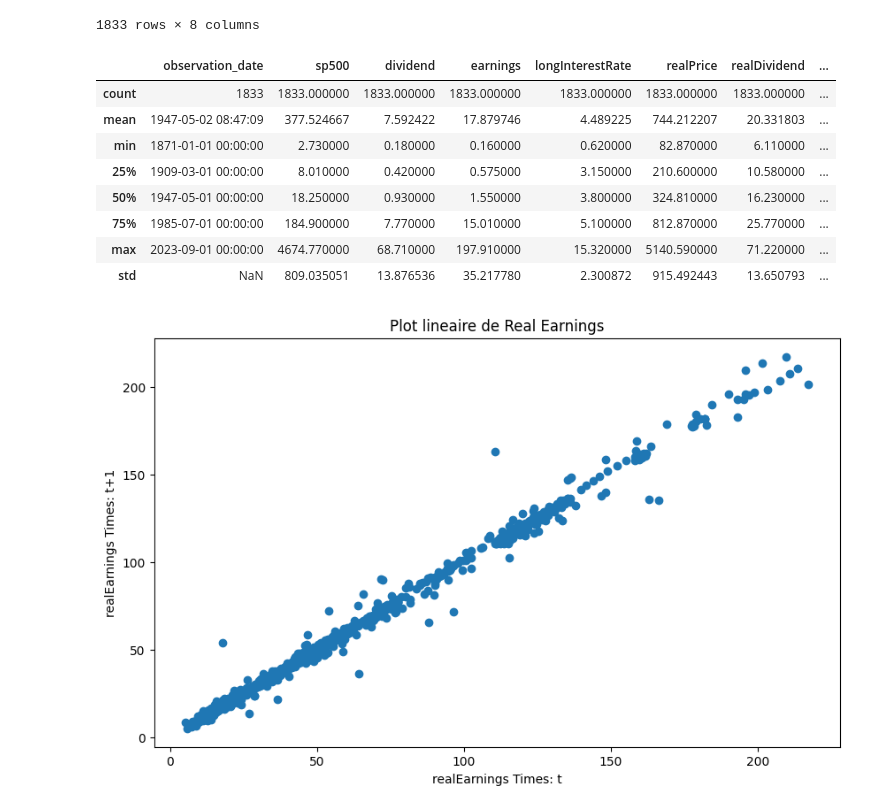
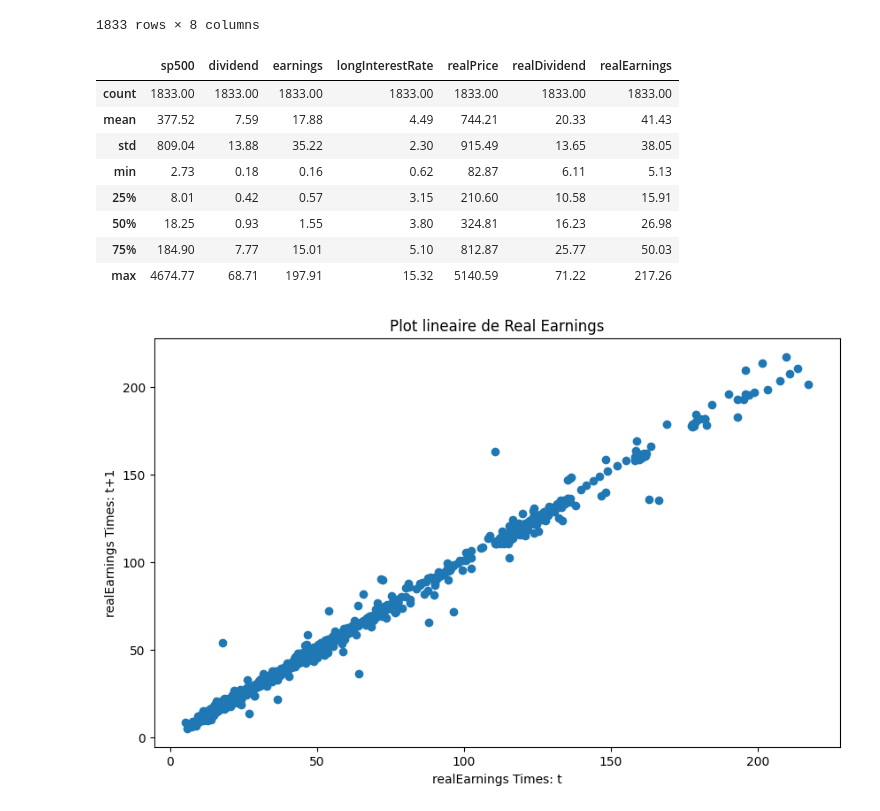
Before and after one commit to gcolpari/STOCKMARKET_PREDICTION-, a Jupyter notebook: AED.ipynb, the cells around one changed output. Saved outputs shown, nothing was run; the diff lists cells and outputs as text; code cells hidden in the pictures.

```diff
--- a/AED.ipynb
+++ b/AED.ipynb
@@ -179,17 +211,17 @@ df
 | 1834 | 2023-09-01 | 4515.770 | 68.71 | 181.17 | 4.090 | 4515.770 | 68.94 | ... |
 1833 rows × 8 columns
 # %%
-df.describe()
+df.iloc[:,1::].describe().round(2)
 # %% [output]
-|  | observation_date | sp500 | dividend | earnings | longInterestRate | realPrice | realDividend | ... |
-| count | 1833 | 1833.000000 | 1833.000000 | 1833.000000 | 1833.000000 | 1833.000000 | 1833.000000 | ... |
-| mean | 1947-05-02 08:47:09 | 377.524667 | 7.592422 | 17.879746 | 4.489225 | 744.212207 | 20.331803 | ... |
-| min | 1871-01-01 00:00:00 | 2.730000 | 0.180000 | 0.160000 | 0.620000 | 82.870000 | 6.110000 | ... |
-| 25% | 1909-03-01 00:00:00 | 8.010000 | 0.420000 | 0.575000 | 3.150000 | 210.600000 | 10.580000 | ... |
-| 50% | 1947-05-01 00:00:00 | 18.250000 | 0.930000 | 1.550000 | 3.800000 | 324.810000 | 16.230000 | ... |
-| 75% | 1985-07-01 00:00:00 | 184.900000 | 7.770000 | 15.010000 | 5.100000 | 812.870000 | 25.770000 | ... |
-| max | 2023-09-01 00:00:00 | 4674.770000 | 68.710000 | 197.910000 | 15.320000 | 5140.590000 | 71.220000 | ... |
-| std | NaN | 809.035051 | 13.876536 | 35.217780 | 2.300872 | 915.492443 | 13.650793 | ... |
+|  | sp500 | dividend | earnings | longInterestRate | realPrice | realDividend | realEarnings |
+| count | 1833.00 | 1833.00 | 1833.00 | 1833.00 | 1833.00 | 1833.00 | 1833.00 |
+| mean | 377.52 | 7.59 | 17.88 | 4.49 | 744.21 | 20.33 | 41.43 |
+| std | 809.04 | 13.88 | 35.22 | 2.30 | 915.49 | 13.65 | 38.05 |
+| min | 2.73 | 0.18 | 0.16 | 0.62 | 82.87 | 6.11 | 5.13 |
+| 25% | 8.01 | 0.42 | 0.57 | 3.15 | 210.60 | 10.58 | 15.91 |
+| 50% | 18.25 | 0.93 | 1.55 | 3.80 | 324.81 | 16.23 | 26.98 |
+| 75% | 184.90 | 7.77 | 15.01 | 5.10 | 812.87 | 25.77 | 50.03 |
+| max | 4674.77 | 68.71 | 197.91 | 15.32 | 5140.59 | 71.22 | 217.26 |
 # %%
 plot_linear(df["realEarnings"],title= "Plot lineaire de Real Earnings")
 # %% [output]
```
Also changed, not shown: parts of 10 cells of this notebook.
